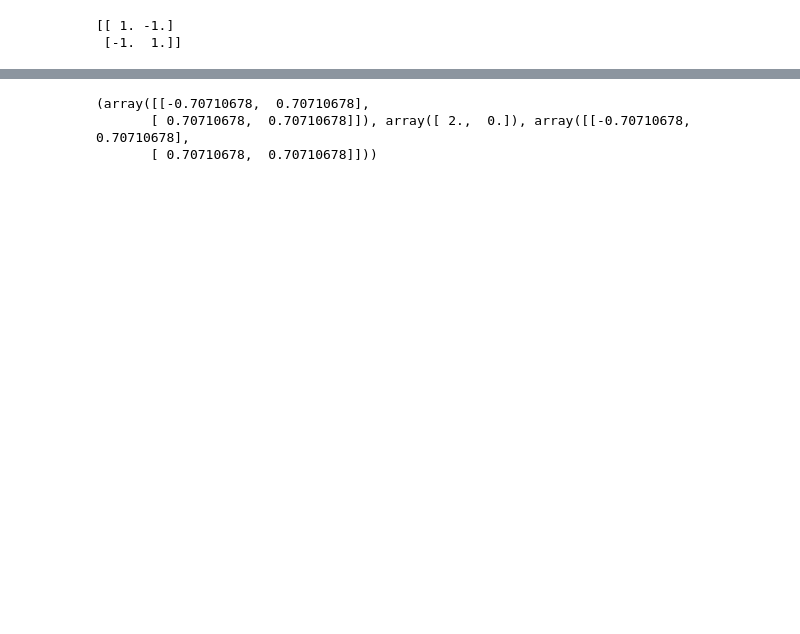
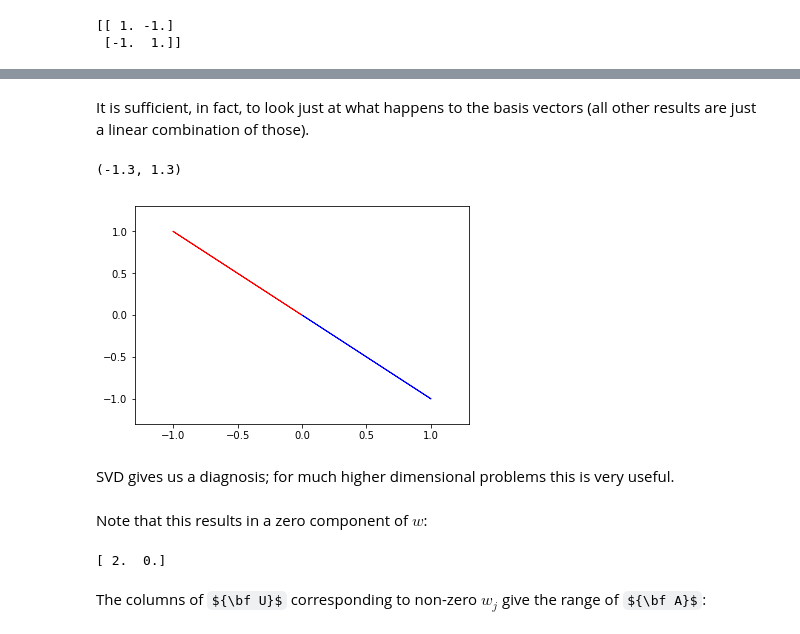
Before and after one commit to blanton144/computational, a Jupyter notebook: docs/notebooks/linear-algebra.ipynb, the cells around one changed output, grey strips where cells are left out. Cells and saved outputs as stored; diff of their text form; code cells hidden in the pictures; some formulas as TeX source; blank space fills up the shorter version.

Commit message:
add to linear algebra

```diff
--- a/docs/notebooks/linear-algebra.ipynb
+++ b/docs/notebooks/linear-algebra.ipynb
@@ -125,6 +187,29 @@ plt.ylabel("$b_0$")
+# %% [markdown]
+It is sufficient, in fact, to look just at what happens to the basis vectors (all other results are just a linear combination of those).
+# %%
+x0 = np.array([1., 0])
+x1 = np.array([0., 1])
+origin = np.array([0., 0.])
+# %%
+b0 = A.dot(x0)
+b1 = A.dot(x1)
+# %%
+plt.arrow(origin[0], origin[1], b0[0], b0[1], color='blue')
+plt.arrow(origin[0], origin[1], b1[0], b1[1], color='red')
+plt.xlim((-1.3, 1.3))
+plt.ylim((-1.3, 1.3))
+# %% [output]
+(-1.3, 1.3)
+[figure, added]
+# %% [markdown]
+SVD gives us a diagnosis; for much higher dimensional problems this is very useful.
 # %%
-print(np.linalg.svd(A))
+(U, w, VT) = np.linalg.svd(A)
-# %% [output]
-(array([[-0.70710678,  0.70710678],
-       [ 0.70710678,  0.70710678]]), array([ 2.,  0.]), array([[-0.70710678,  0.70710678],
-       [ 0.70710678,  0.70710678]]))
+# %% [markdown]
+Note that this results in a zero component of $w$:
+# %%
+print(w)
+# %% [output]
+[ 2.  0.]
+# %% [markdown]
+The columns of ${\bf U}$ corresponding to non-zero $w_j$ give the range of ${\bf A}$:
```
Also changed, not shown: parts of 34 cells of this notebook, 16 other files.
